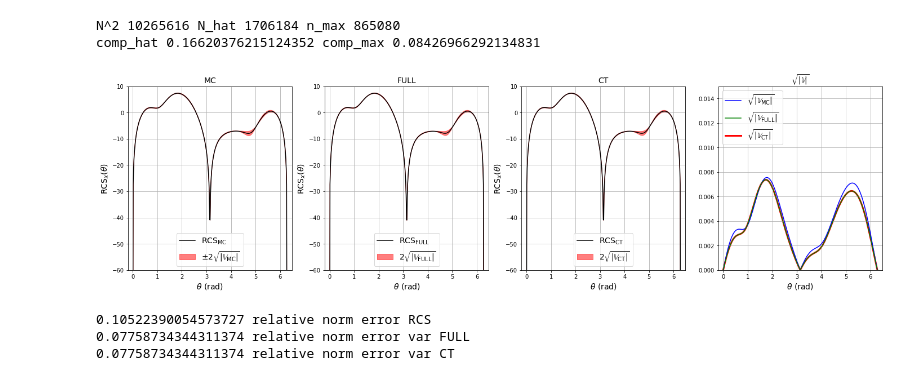
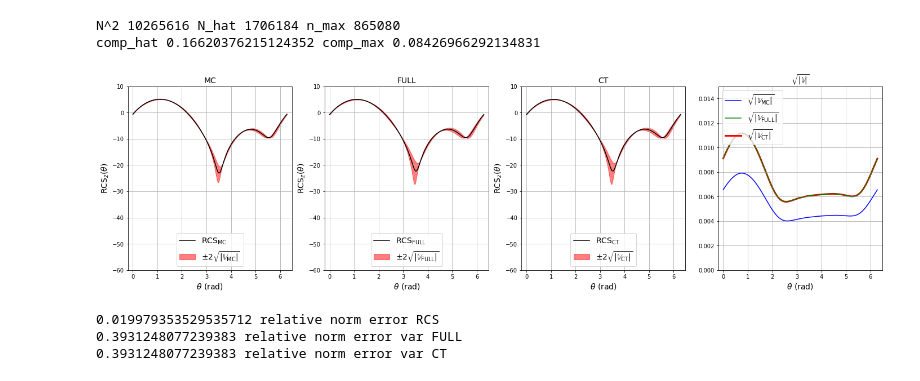
Before and after one commit to pescap/bempp-uq, a Jupyter notebook: examples/fichera/plots_mc.ipynb, the cells around one changed output. Cells and saved outputs as stored; diff of their text form; code cells hidden in the pictures.

```diff
--- a/examples/fichera/plots_mc.ipynb
+++ b/examples/fichera/plots_mc.ipynb
@@ -13,7 +13,7 @@ text = glob.glob('./results/*.txt')
 S = [re.sub("[^0-9]", "",text) for text in text]
 S = np.array(S, dtype=int)
 
-axis= 0
+axis= 2
 #for run in {1..20}; do python3 main.py&python3 main.py&python3 main.py&python3 main.py&python3 main.py&python3 main.py&python3 main.py&python3 main.py&python3 main.py&python3 main.py; done
 
 
@@ -168,7 +168,7 @@ cs_FOAp = 10 * np.log10(4 * np.pi * np.abs(FFp)**2)
 cs_FOAm = 10 * np.log10(4 * np.pi * np.abs(FFm)**2)
 
 ax2.plot(angles, cs1, color = 'k', label = r'$\mathrm{RCS}_\mathrm{FULL}$')
-ax2.fill_between(x= angles, y1= cs_FOAm, y2= cs_FOAp, alpha=0.5, color = 'red', label = r'$ 2 \sqrt{|\mathbb{V}_\mathrm{FULL}|}$')
+ax2.fill_between(x= angles, y1= cs_FOAm, y2= cs_FOAp, alpha=0.5, color = 'red', label = r'$ \pm2 \sqrt{|\mathbb{V}_\mathrm{FULL}|}$')
 
 
 ## ax3
@@ -180,7 +180,7 @@ cs_FOAp = 10 * np.log10(4 * np.pi * np.abs(FFp)**2)
 cs_FOAm = 10 * np.log10(4 * np.pi * np.abs(FFm)**2)
 
 ax3.plot(angles, cs1, color = 'k', label = r'$\mathrm{RCS}_\mathrm{CT}$')
-ax3.fill_between(x= angles, y1= cs_FOAm, y2= cs_FOAp, alpha=0.5, color = 'red', label = r'$ 2 \sqrt{|\mathbb{V}_\mathrm{CT}|}$')
+ax3.fill_between(x= angles, y1= cs_FOAm, y2= cs_FOAp, alpha=0.5, color = 'red', label = r'$ \pm2 \sqrt{|\mathbb{V}_\mathrm{CT}|}$')
 
 
 y = np.sqrt(np.abs(Uvar_MC))
@@ -200,13 +200,13 @@ ax3.set_title(r'CT', fontsize=14)
 ax4.set_title(r'$\sqrt{|\mathbb{V}|}$', fontsize=14)
 
 ax1.set_xlabel(r'$\theta$ (rad)', fontsize=14)
-ax1.set_ylabel(r'$\mathrm{RCS}_x(\theta)$', fontsize=14)
+ax1.set_ylabel(r'$\mathrm{RCS}_z(\theta)$', fontsize=14)
 
 ax2.set_xlabel(r'$\theta$ (rad)', fontsize=14)
-ax2.set_ylabel(r'$\mathrm{RCS}_x(\theta)$', fontsize=14)
+ax2.set_ylabel(r'$\mathrm{RCS}_z(\theta)$', fontsize=14)
 
 ax3.set_xlabel(r'$\theta$ (rad)', fontsize=14)
-ax3.set_ylabel(r'$\mathrm{RCS}_x(\theta)$', fontsize=14)
+ax3.set_ylabel(r'$\mathrm{RCS}_z(\theta)$', fontsize=14)
 
 ax4.set_xlabel(r'$\theta$ (rad)', fontsize=14)
 
@@ -217,34 +217,34 @@ ymax = np.min([y.max(), y1.max()])
 ax1.legend(loc = 'lower center', fontsize=14)
 ax2.legend(loc = 'lower center', fontsize=14)
 ax3.legend(loc = 'lower center', fontsize=14)
 ax4.legend(loc = 'upper left', fontsize=14)
 
 ax1.grid()
 ax2.grid()
 ax3.grid()
 ax4.grid()
 
 ax1.set_xlim(-.2, 2 * np.pi + .2)
 ax2.set_xlim(-.2, 2 * np.pi + .2)
 ax3.set_xlim(-.2, 2 * np.pi + .2)
 ax4.set_xlim(-.2, 2 * np.pi + .2)
 
 ax1.set_ylim(-60,10)
 ax2.set_ylim(-60,10)
 ax3.set_ylim(-60,10)
 ax4.set_ylim(0, 0.015)
 
 #plt.savefig('plots/kite.pdf')
 #plt.savefig('plots/kite.png')
 
 plt.savefig('plots/fichera' + str(axis) + '.pdf', bbox_inches='tight')
 plt.show(block=False)
 
 print(np.linalg.norm(cs-cs1) / np.linalg.norm(cs), 'relative norm error RCS')
 print(np.linalg.norm(y-y1) / np.linalg.norm(y), 'relative norm error var FULL')
 print(np.linalg.norm(y-y2) / np.linalg.norm(y), 'relative norm error var CT')
 # %% [output]
-[figure, old version]
+[figure, new version]
-0.10522390054573727 relative norm error RCS
-0.07758734344311374 relative norm error var FULL
-0.07758734344311374 relative norm error var CT
+0.019979353529535712 relative norm error RCS
+0.3931248077239383 relative norm error var FULL
+0.3931248077239383 relative norm error var CT
```
Also changed, not shown: 5 other files.
